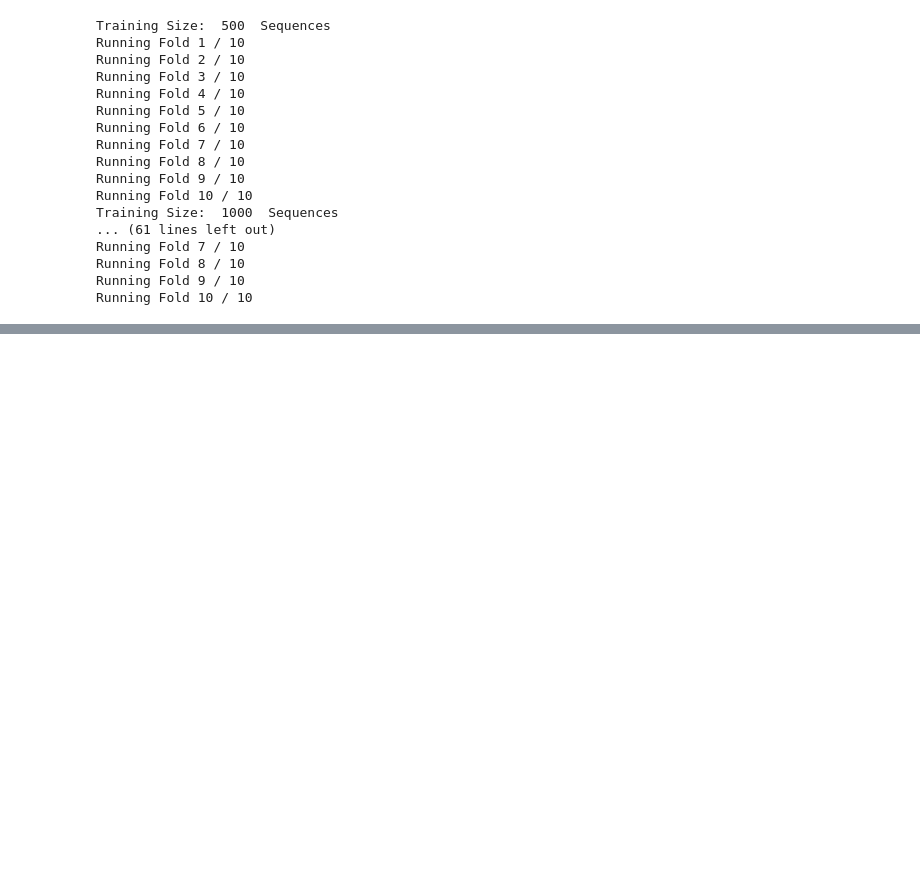
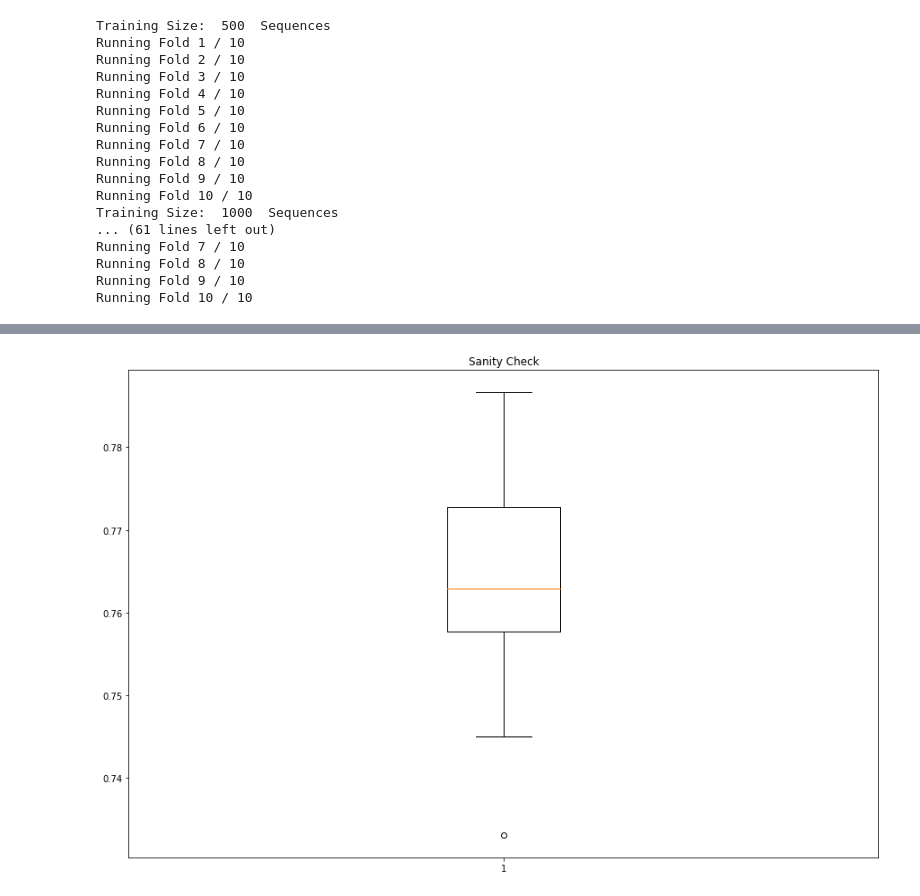
Before and after one commit to sproft/DeepCpf1, a Jupyter notebook: Figure1b/Figure1b.ipynb, the cells around one changed output, grey strips where cells are left out. Saved outputs shown, nothing was run; the diff lists cells and outputs as text; code cells hidden in the pictures; blank space fills up the shorter version.

```diff
--- a/Figure1b/Figure1b.ipynb
+++ b/Figure1b/Figure1b.ipynb
@@ -340,0 +481,20 @@ plt.show()
+# %%
+import random
+
+check_data = list(zip(SEQ, IF))
+
+check_result = []
+for n in range(25):
+        print(n)
+        random.shuffle(check_data)
+        sanity_X, sanity_Y = zip(*check_data)
+        sanity_Y = np.array(sanity_Y)
+        sanity_X = np.array(sanity_X)
+
+        # do NN
+        # create model
+        sanity_check = create_model()
+        # evaluate the model
+        val_result = train_and_evaluate_model(sanity_check, sanity_X[:13500], sanity_Y[:13500],
+                                              sanity_X[13500:], sanity_Y[13500:])
+        check_result.append(val_result)
@@ -340,0 +519,10 @@ plt.show()
+# %%
+plt.rcParams["figure.figsize"] = (15, 10)
+
+plt.boxplot(check_result)
+
+plt.title("Sanity Check")
+
+plt.show()
+# %% [output]
+[figure, added]
```
Also changed, not shown: parts of 9 cells of this notebook, 1 other file.
